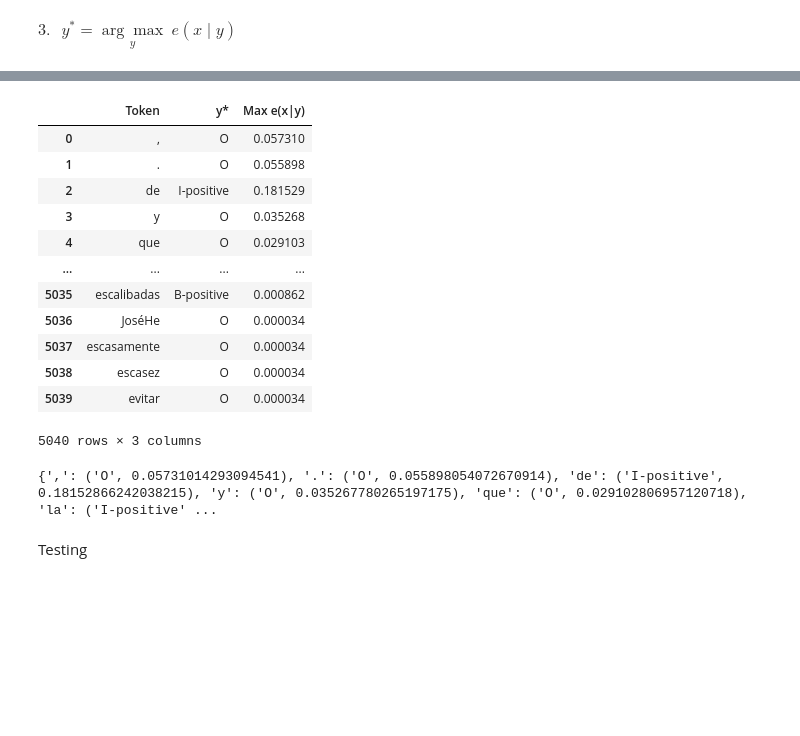
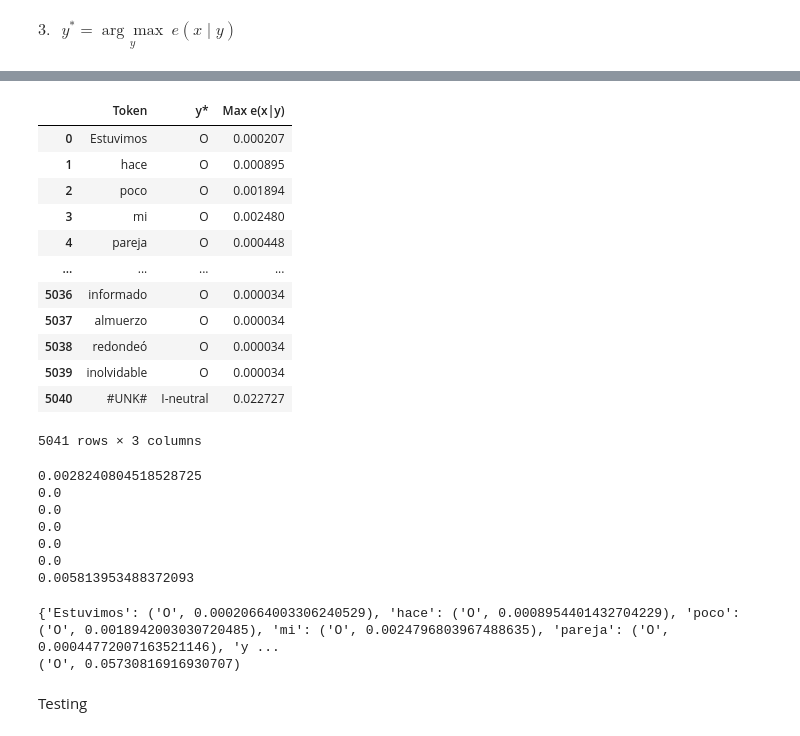
Before and after one commit to verneylmavt/hmm-text_analysis-py, a Jupyter notebook: ES/1.ipynb, the cells around one changed output, grey strips where cells are left out. Drawn from its saved outputs; the diff is of its cells as text; code cells hidden in the pictures; blank space fills up the shorter version.

```diff
--- a/ES/1.ipynb
+++ b/ES/1.ipynb
@@ -80,34 +94,0 @@ IndexError: only integers, slices (`:`), ellipsis (`...`), numpy.newaxis (`None`
-# %%
-y_all = pd.DataFrame(df_label.value_counts()).reset_index()
-y_all.columns = ['Label', 'Count']
-y_all["Location"] = [np.where((df_label.squeeze()).to_numpy() == i)[0] for i in df_label.squeeze().unique()]
-
-x_all = pd.DataFrame(df_token.value_counts()).reset_index()
-x_all.columns = ['Token', 'Count']
-x_all = x_all.drop("Count", axis=1)
-
-# Need to check more, this takes >1m to do
-new_x_all = pd.DataFrame({'Token': np.repeat(x_all['Token'], 7)}).reset_index()
-new_x_all.columns = ['Index', 'Token']
-new_x_all["Label"] = np.tile(y_all.loc[:, "Label"].unique(), int(len(new_x_all)/7))
-count_x_all = []
-location_x_all = []
-token_all = new_x_all.loc[:, "Token"].unique()
-label_all = new_x_all.loc[:, "Label"].unique()
-for i in token_all:
-    for j in label_all:
-        cond_1 = df["Token"] == i
-        cond_2 = df["Label"] == j
-        df_ij = df[cond_1 & cond_2]
-        count_x_all += [len(df_ij)]
-        location_x_all += [df_ij.index.to_list()]
-new_x_all["Count"] = count_x_all
-new_x_all["Location"] = location_x_all
-
-print(len(new_x_all))
-print(type(new_x_all))
-display(new_x_all)
-
-print(len(y_all))
-print(type(y_all))
-display(y_all)
@@ -189,3 +148,5 @@ df_y = pd.DataFrame()
 
 emm_par_score_all = []
 y_star_all = []
+token_all = np.append(token_all, "#UNK#")
+print(token_all)
@@ -195,7 +158,7 @@ for i in token_all:
     emm_par_score = 0
     y_star = ""
     for j in label_all:
-        emm_par_score_temp = emm_par(i,j)
+        emm_par_score_temp = emm_par_test(i,j)
         if emm_par_score_temp > emm_par_score:
             emm_par_score = emm_par_score_temp
             y_star = j
@@ -216,28 +175,40 @@ print(y_star_all)
 # %%
 df_y["Token"] = token_all
 df_y["y*"] = y_star_all
 df_y["Max e(x|y)"] = emm_par_score_all
 
 display(df_y)
+
+for i in label_all:
+    print(emm_par_test("sin", i))
 # %% [output]
 |  | Token | y* | Max e(x|y) |
-| 0 | , | O | 0.057310 |
-| 1 | . | O | 0.055898 |
-| 2 | de | I-positive | 0.181529 |
-| 3 | y | O | 0.035268 |
-| 4 | que | O | 0.029103 |
+| 0 | Estuvimos | O | 0.000207 |
+| 1 | hace | O | 0.000895 |
+| 2 | poco | O | 0.001894 |
+| 3 | mi | O | 0.002480 |
+| 4 | pareja | O | 0.000448 |
 | ... | ... | ... | ... |
-| 5035 | escalibadas | B-positive | 0.000862 |
-| 5036 | JoséHe | O | 0.000034 |
-| 5037 | escasamente | O | 0.000034 |
-| 5038 | escasez | O | 0.000034 |
-| 5039 | evitar | O | 0.000034 |
+| 5036 | informado | O | 0.000034 |
+| 5037 | almuerzo | O | 0.000034 |
+| 5038 | redondeó | O | 0.000034 |
+| 5039 | inolvidable | O | 0.000034 |
+| 5040 | #UNK# | I-neutral | 0.022727 |
-5040 rows × 3 columns
+5041 rows × 3 columns
+0.0028240804518528725
+0.0
+0.0
+0.0
+0.0
+0.0
+0.005813953488372093
 # %%
 df_y_dict = {row['Token']: (row['y*'], row['Max e(x|y)']) for row in df_y.to_dict(orient='records')}
 print(df_y_dict)
+print(df_y_dict[","])
 # %% [output]
-{',': ('O', 0.05731014293094541), '.': ('O', 0.055898054072670914), 'de': ('I-positive', 0.18152866242038215), 'y': ('O', 0.035267780265197175), 'que': ('O', 0.029102806957120718), 'la': ('I-positive' ...
+{'Estuvimos': ('O', 0.00020664003306240529), 'hace': ('O', 0.0008954401432704229), 'poco': ('O', 0.0018942003030720485), 'mi': ('O', 0.0024796803967488635), 'pareja': ('O', 0.00044772007163521146), 'y ...
+('O', 0.05730816916930707)
 # %% [markdown]
 Testing
 # %%
```
Also changed, not shown: parts of 22 cells of this notebook.
